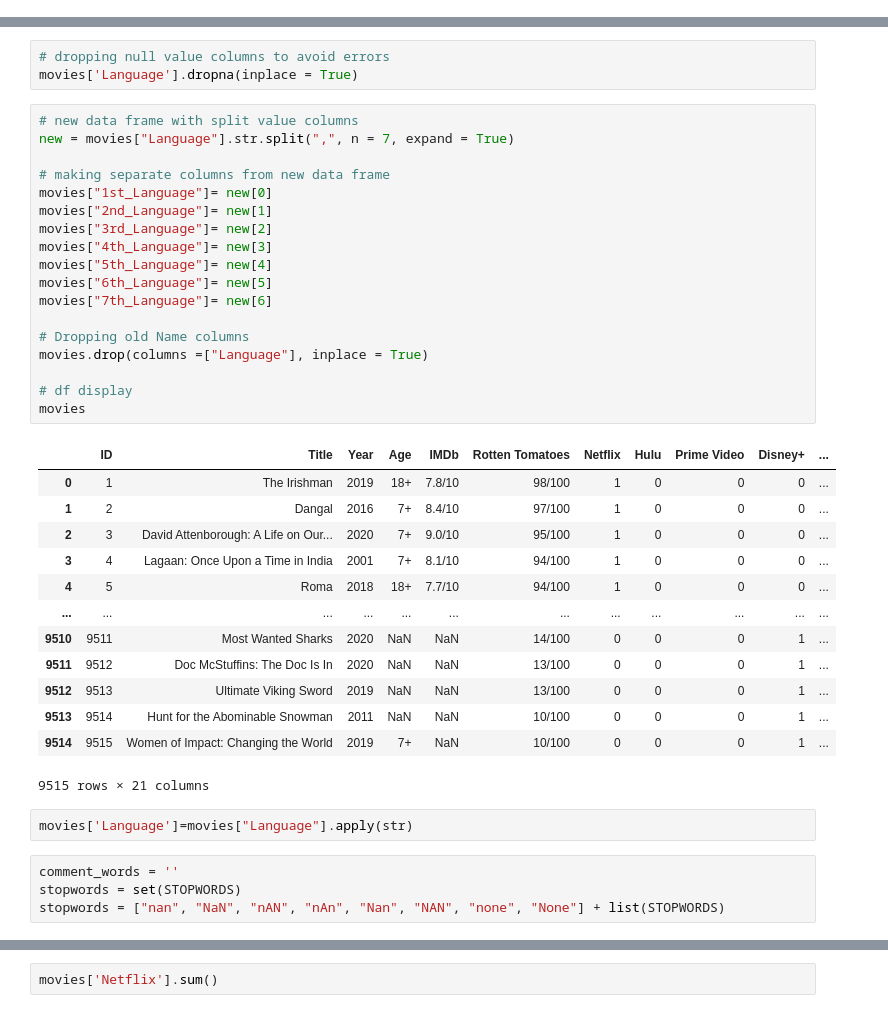
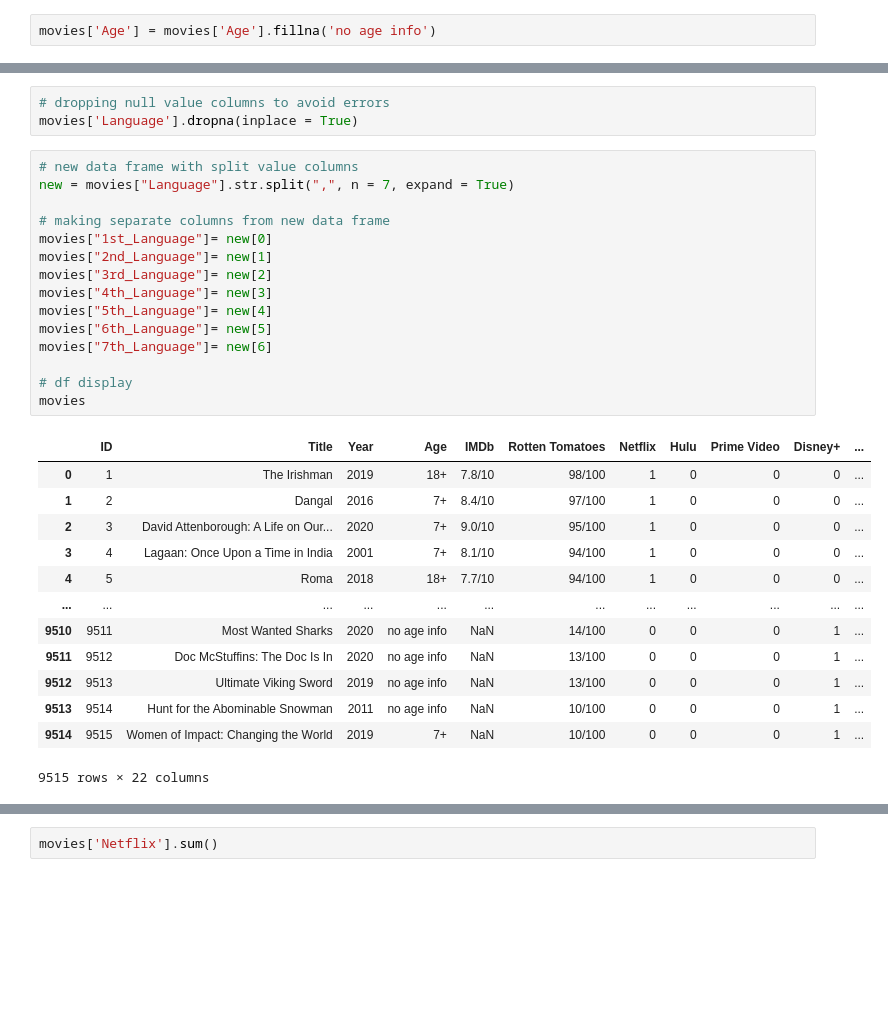
Before and after one commit to IronMan2483/streaming_movies, a Jupyter notebook: notebook/notebook_streaming.ipynb, the cells around one changed output, grey strips where cells are left out. Saved outputs shown, nothing was run; the diff lists cells and outputs as text; blank space fills up the shorter version.

```diff
--- a/notebook/notebook_streaming.ipynb
+++ b/notebook/notebook_streaming.ipynb
@@ -64,3 +150,5 @@ movies.isna().sum()
+# %%
+movies['Age'] = movies['Age'].fillna('no age info')
 # %% [markdown]
 ---
 
@@ -120,38 +408,29 @@ movies['Language'].dropna(inplace = True)
 # %%
 # new data frame with split value columns
 new = movies["Language"].str.split(",", n = 7, expand = True)
 
 # making separate columns from new data frame
 movies["1st_Language"]= new[0]
 movies["2nd_Language"]= new[1]
 movies["3rd_Language"]= new[2]
 movies["4th_Language"]= new[3]
 movies["5th_Language"]= new[4]
 movies["6th_Language"]= new[5]
 movies["7th_Language"]= new[6]
 
-# Dropping old Name columns
-movies.drop(columns =["Language"], inplace = True)
-
 # df display
 movies
 # %% [output]
 |  | ID | Title | Year | Age | IMDb | Rotten Tomatoes | Netflix | Hulu | Prime Video | Disney+ | ... |
 | 0 | 1 | The Irishman | 2019 | 18+ | 7.8/10 | 98/100 | 1 | 0 | 0 | 0 | ... |
 | 1 | 2 | Dangal | 2016 | 7+ | 8.4/10 | 97/100 | 1 | 0 | 0 | 0 | ... |
 | 2 | 3 | David Attenborough: A Life on Our... | 2020 | 7+ | 9.0/10 | 95/100 | 1 | 0 | 0 | 0 | ... |
 | 3 | 4 | Lagaan: Once Upon a Time in India | 2001 | 7+ | 8.1/10 | 94/100 | 1 | 0 | 0 | 0 | ... |
 | 4 | 5 | Roma | 2018 | 18+ | 7.7/10 | 94/100 | 1 | 0 | 0 | 0 | ... |
 | ... | ... | ... | ... | ... | ... | ... | ... | ... | ... | ... | ... |
-| 9510 | 9511 | Most Wanted Sharks | 2020 | NaN | NaN | 14/100 | 0 | 0 | 0 | 1 | ... |
-| 9511 | 9512 | Doc McStuffins: The Doc Is In | 2020 | NaN | NaN | 13/100 | 0 | 0 | 0 | 1 | ... |
-| 9512 | 9513 | Ultimate Viking Sword | 2019 | NaN | NaN | 13/100 | 0 | 0 | 0 | 1 | ... |
-| 9513 | 9514 | Hunt for the Abominable Snowman | 2011 | NaN | NaN | 10/100 | 0 | 0 | 0 | 1 | ... |
+| 9510 | 9511 | Most Wanted Sharks | 2020 | no age info | NaN | 14/100 | 0 | 0 | 0 | 1 | ... |
+| 9511 | 9512 | Doc McStuffins: The Doc Is In | 2020 | no age info | NaN | 13/100 | 0 | 0 | 0 | 1 | ... |
+| 9512 | 9513 | Ultimate Viking Sword | 2019 | no age info | NaN | 13/100 | 0 | 0 | 0 | 1 | ... |
+| 9513 | 9514 | Hunt for the Abominable Snowman | 2011 | no age info | NaN | 10/100 | 0 | 0 | 0 | 1 | ... |
 | 9514 | 9515 | Women of Impact: Changing the World | 2019 | 7+ | NaN | 10/100 | 0 | 0 | 0 | 1 | ... |
-9515 rows × 21 columns
+9515 rows × 22 columns
-# %%
-movies['Language']=movies["Language"].apply(str)
-# %%
-comment_words = ''
-stopwords = set(STOPWORDS)
-stopwords = ["nan", "NaN", "nAN", "nAn", "Nan", "NAN", "none", "None"] + list(STOPWORDS)
```
Also changed, not shown: parts of 58 cells of this notebook.
